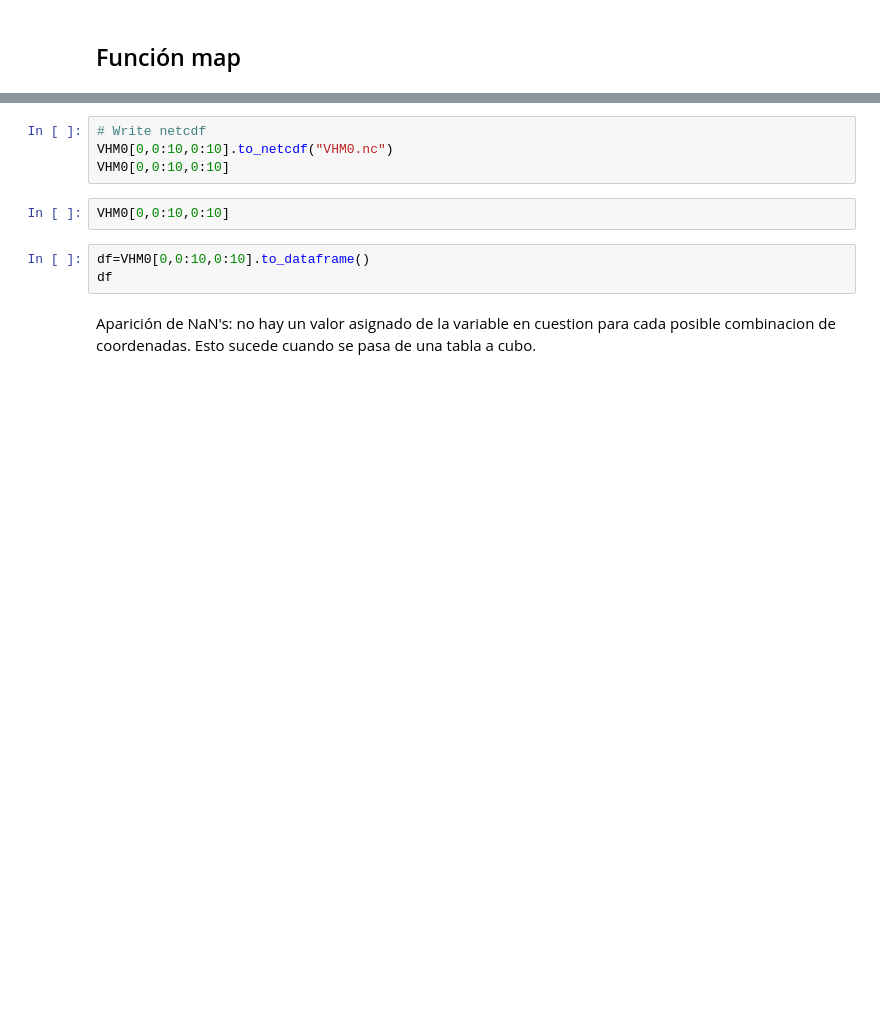
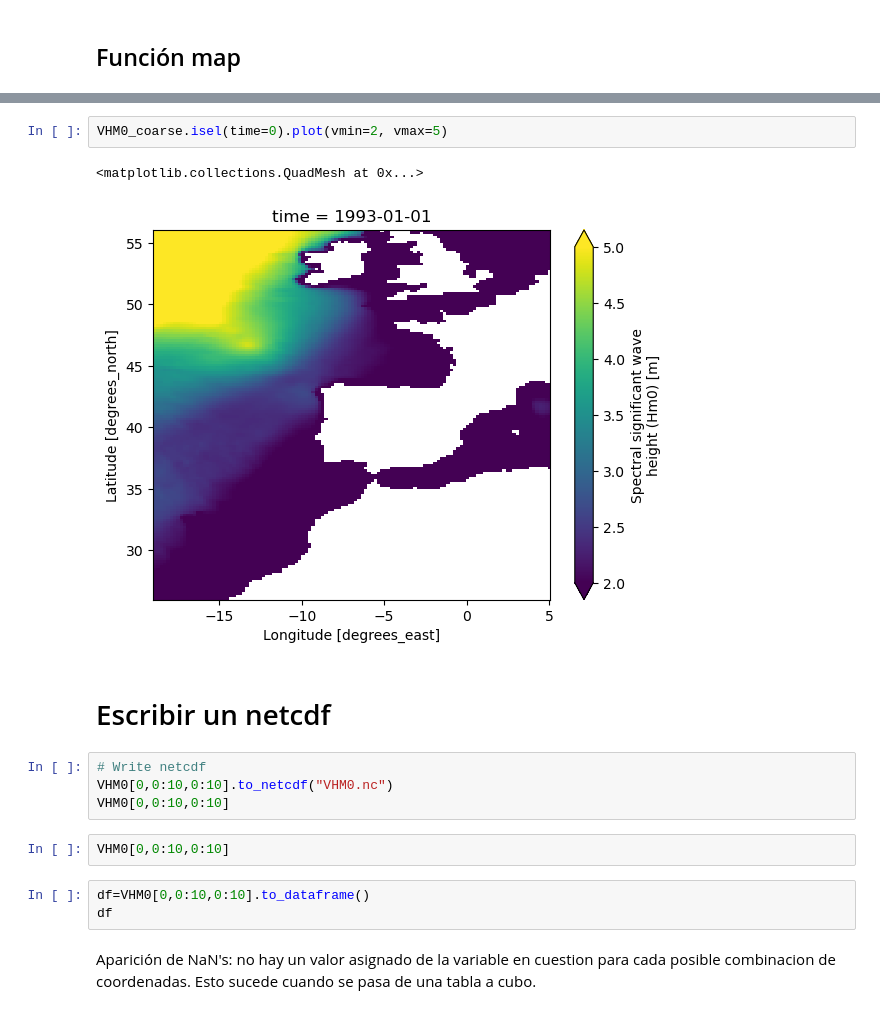
Before and after one commit to aturlione/curso_opendap_xarray, a Jupyter notebook: opendap_xarray.ipynb, the cells around one changed output, grey strips where cells are left out. Cells and saved outputs as stored; diff of their text form; blank space fills up the shorter version.

```diff
--- a/opendap_xarray.ipynb
+++ b/opendap_xarray.ipynb
@@ -249,3 +340,10 @@ subset[0,:,:].plot()
+# %%
+VHM0_coarse.isel(time=0).plot(vmin=2, vmax=5)
+# %% [output]
+<matplotlib.collections.QuadMesh at 0x...>
+[figure, added]
+# %% [markdown]
+# Escribir un netcdf
 # %%
 # Write netcdf
 VHM0[0,0:10,0:10].to_netcdf("VHM0.nc")
```
Also changed, not shown: parts of 36 cells of this notebook.
